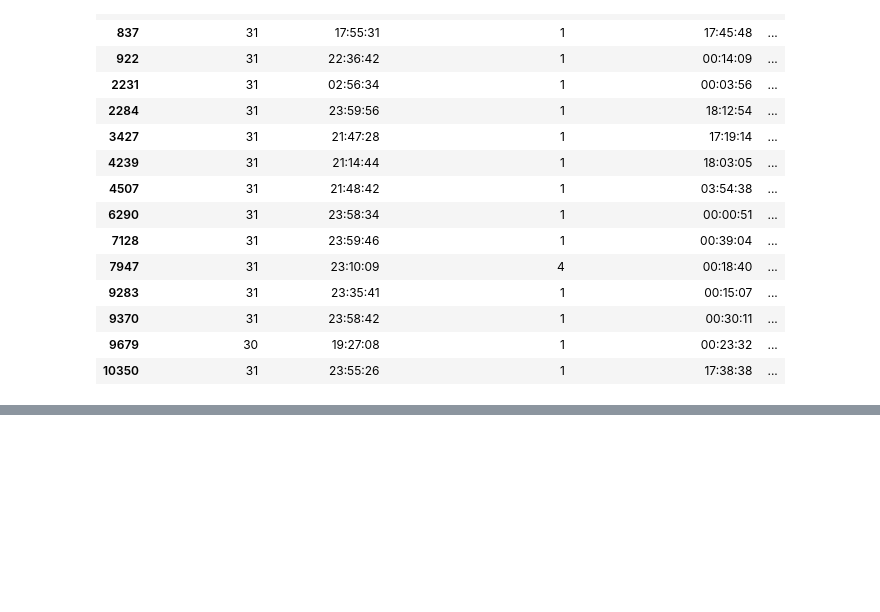
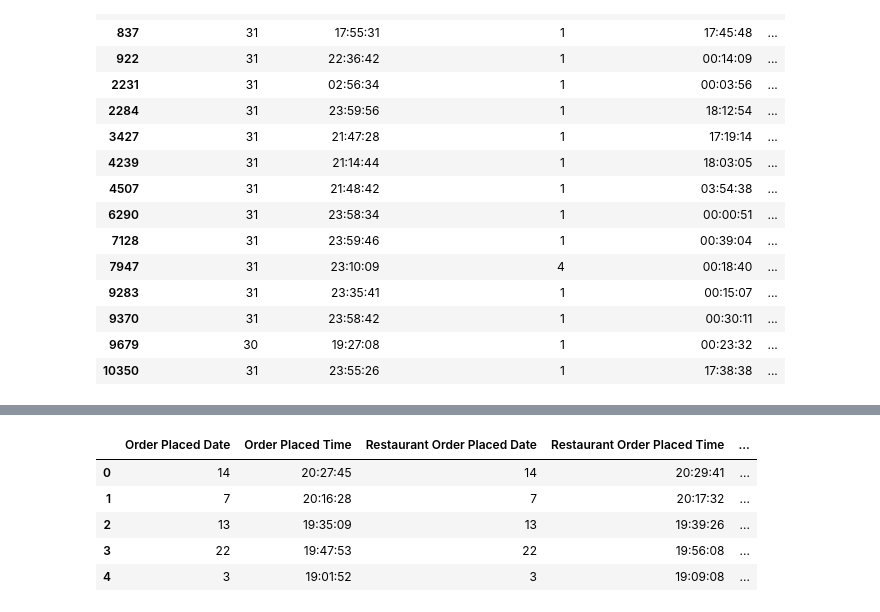
Before and after one commit to toestie/fooddelivery-dataset, a Jupyter notebook: notebooks/analysis.ipynb, the cells around one changed output, grey strips where cells are left out. Cells and saved outputs as stored; diff of their text form; code cells hidden in the pictures; blank space fills up the shorter version.

```diff
--- a/notebooks/analysis.ipynb
+++ b/notebooks/analysis.ipynb
@@ -42,12 +47,14 @@ df_times.head()
 | 4 | 03 | 19:01:52 | 03 | 19:09:08 | ... |
 # %%
 # See if there are deliveries from one month to the next by comparing dates
-# label with month "1" or "2" accordingly
+# Label with month "01" or "02" accordingly
+df_times['Order Placed Month'] = '01'
+
 df_times = df_times.astype({"Order Placed Date":"int", "Restaurant Order Placed Date":"int", "Driver at Restaurant Date":"int", "Delivered Date":"int"})
-df_times['Restaurant Order Placed Month'] = df_times.apply(lambda x: '2' if x['Restaurant Order Placed Date'] <
-                     x['Order Placed Date'] else '1', axis=1)
+df_times['Restaurant Order Placed Month'] = df_times.apply(lambda x: '02' if x['Restaurant Order Placed Date'] <
+                     x['Order Placed Date'] else '01', axis=1)
 # df_times['Restaurant Order Placed Month'].unique()
-df_times.loc[df_times['Restaurant Order Placed Month'] == '2'].head(15)
+df_times.loc[df_times['Restaurant Order Placed Month'] == '02'].head(15)
 # %% [output]
 |  | Order Placed Date | Order Placed Time | Restaurant Order Placed Date | Restaurant Order Placed Time | ... |
 | 452 | 31 | 22:46:48 | 1 | 00:03:54 | ... |
@@ -73,9 +80,24 @@ df.iloc[[9679]]
 |  | Customer_placed_order_datetime | Placed_order_with_restaurant_date... | Driver_at_restaurant_datetime | Delivered_to_consumer_datetime | Driver_ID | ... |
 | 9679 | 30 19:27:08 | 01 00:23:32 | 30 20:23:42 | 30 20:53:12 | 426 | ... |
 # %%
-# I delete the row as a data entry error, but would probably have checked with others in a real situation
-df.drop(9679)
+# I delete the row as a data entry error here, but would probably have checked with others in a real situation
+df = df.drop(9679, axis=0)
 df = df.reset_index(drop=True)
 
-df_times.drop(9679)
+df_times = df_times.drop(9679, axis=0)
 df_times = df_times.reset_index(drop=True)
+# %%
+# Continue seeing if delivery time spans into the next month, and indicate any month changes accordingly
+df_times['Driver at Restaurant Month'] = df_times.apply(lambda x: '02' if x['Driver at Restaurant Date'] <
+                     x['Order Placed Date'] else '01', axis=1)
+df_times['Delivered Month'] = df_times.apply(lambda x: '02' if x['Delivered Date'] <
+                     x['Order Placed Date'] else '01', axis=1)
+df_times.head()
+# no other odd data entry problems detected
+# %% [output]
+|  | Order Placed Date | Order Placed Time | Restaurant Order Placed Date | Restaurant Order Placed Time | ... |
+| 0 | 14 | 20:27:45 | 14 | 20:29:41 | ... |
+| 1 | 7 | 20:16:28 | 7 | 20:17:32 | ... |
+| 2 | 13 | 19:35:09 | 13 | 19:39:26 | ... |
+| 3 | 22 | 19:47:53 | 22 | 19:56:08 | ... |
+| 4 | 3 | 19:01:52 | 3 | 19:09:08 | ... |
```
Also changed, not shown: parts of 7 cells of this notebook, 1 other file.
